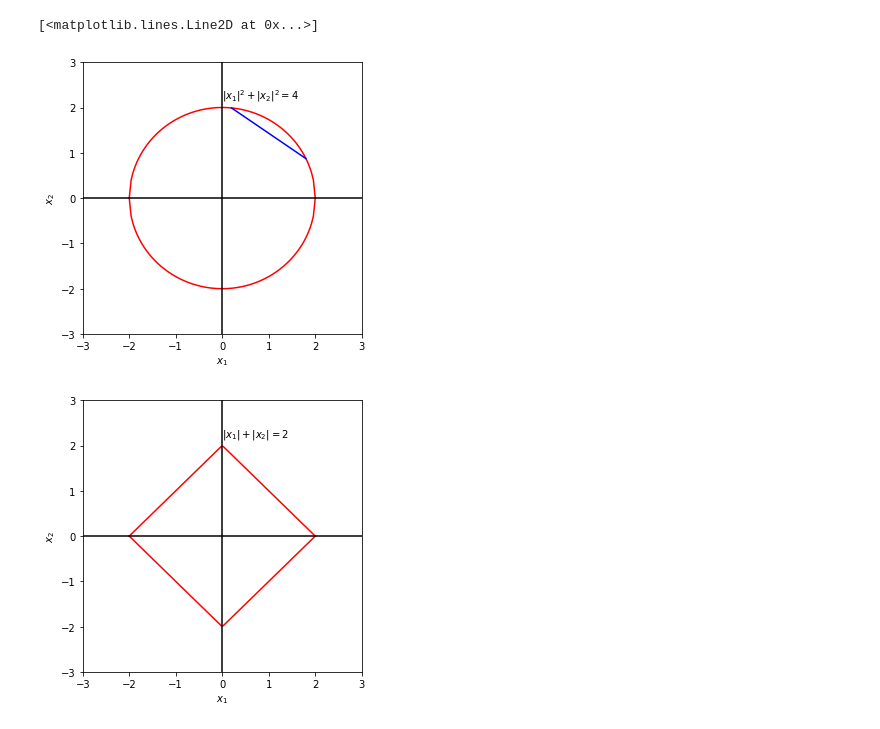
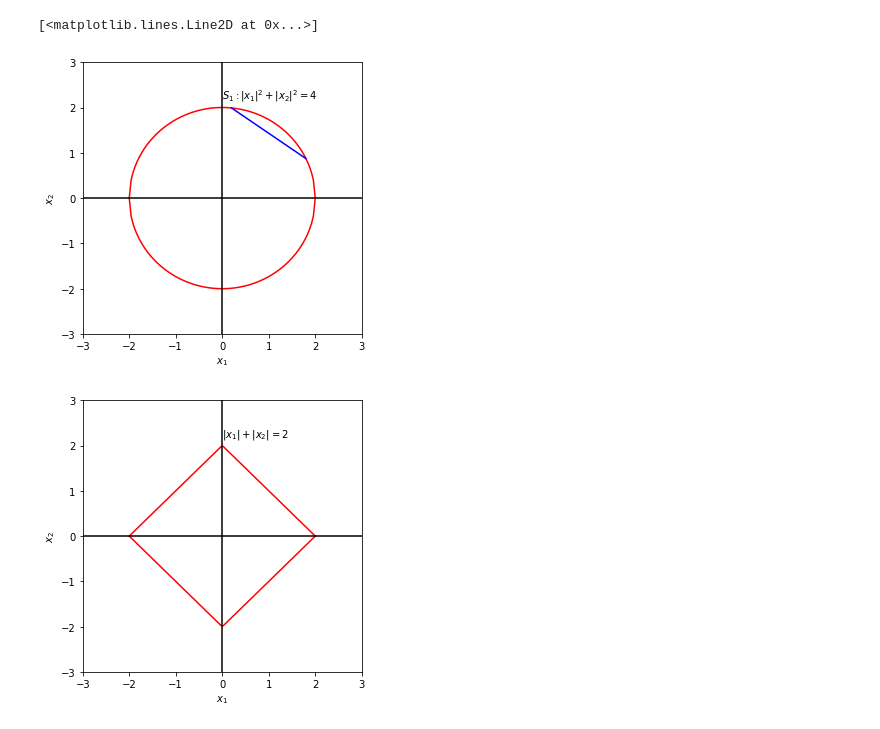
Before and after one commit to yangju2011/Connect_the_Dots, a Jupyter notebook: p_6_numerical_optimization.ipynb, the cells around one changed output. Drawn from its saved outputs; the diff is of its cells as text; code cells hidden in the pictures.

```diff
--- a/p_6_numerical_optimization.ipynb
+++ b/p_6_numerical_optimization.ipynb
@@ -25,15 +25,15 @@ def plot_contour(x1_list, x2_list, lim, formula):
     plt.plot([-lim,lim],[0,0],c='black')
     plt.text(0,2.2,formula)#r"$x_1^2 + x_2^2 = 4$")
 # %%
-plot_contour(x1_list, x2_list, lim=3, formula=r"$|x_1|^2 + |x_2|^2 = 4$")
+plot_contour(x1_list, x2_list, lim=3, formula=r"$S_1:|x_1|^2 + |x_2|^2 = 4$")
 a_x1 = 0.2
 a_x2 = h_x2(a_x1, 4, 2)[0]
 b_x1 = 1.8
 b_x2 = h_x2(b_x1, 4, 2)[0]
 plt.plot([a_x1,b_x1],[a_x2,b_x2],c='blue')
 # %% [output]
 [<matplotlib.lines.Line2D at 0x...>]
-[figure, old version]
+[figure, new version]
 # %%
 x3_list = np.array([h_x2(x1, 2, 1) for x1 in x1_list])
 # %%
```
Also changed, not shown: parts of 1 cell of this notebook.
